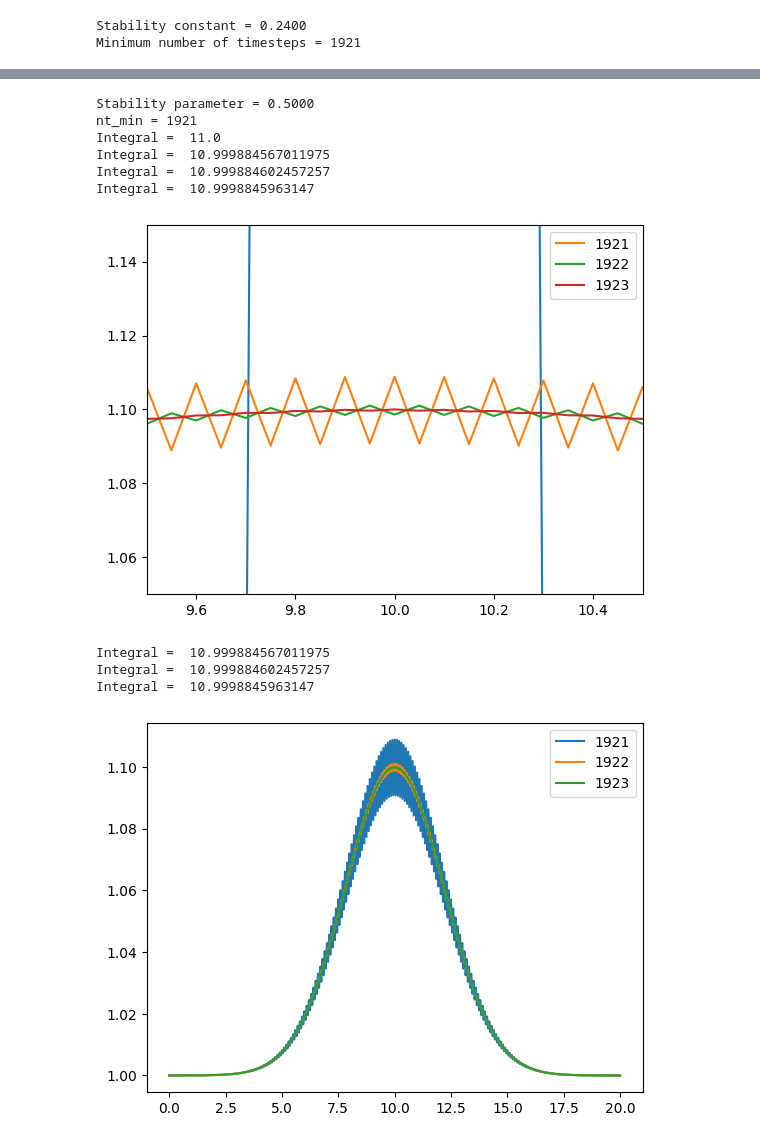
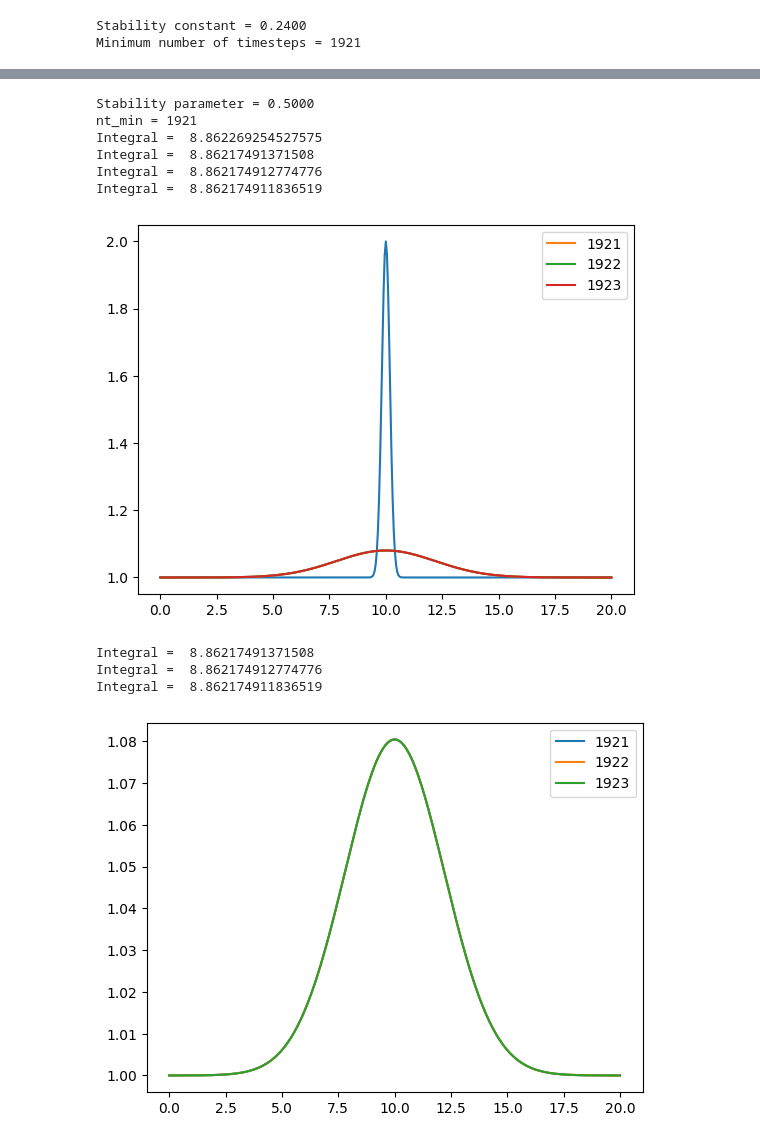
Before and after one commit to wutmeownow/phys441, a Jupyter notebook: JupyterNotebooks/Week14/Diffusion_1D.ipynb, the cells around one changed output, grey strips where cells are left out. Saved outputs shown, nothing was run; the diff lists cells and outputs as text; code cells hidden in the pictures.

```diff
--- a/JupyterNotebooks/Week14/Diffusion_1D.ipynb
+++ b/JupyterNotebooks/Week14/Diffusion_1D.ipynb
@@ -80,7 +80,7 @@ print ("Minimum number of timesteps = %0.0f" % nt_min)
 x = np.linspace(0,xrange,nx)
 
 # We might look at different approaches for modeling the "hot spot" at the center of the bar.
-pulseShapeChoice = 1
+pulseShapeChoice = 2
 # %% [output]
 Stability constant = 0.2400
 Minimum number of timesteps = 1921
@@ -100,4 +110,6 @@ else:
 # %%
+u = get_uinit()
+
 plt.plot(x, u)
 plt.ylim(0)
 print ("Integral = ",u.sum()-len(x))
@@ -122,73 +143,57 @@ Integral =  10.999883441670704
 # %%
 xrange = 20.0
 trange = 24.0
 nx = 401  # try changing this number from 41 to 81 and Run All ... what happens?
 dx = xrange / (nx-1)
 nt = 1921    #nt is the number of timesteps we want to calculate
 dt = trange/ (nt-1)  #dt is the amount of time each timestep covers (delta t)
 
 print ("Stability parameter = %0.4f " % (thermal*dt/dx**2))
 print ("nt_min = %0.0f" % (2*thermal*trange*(nx-1)**2/xrange**2+1))
 
-u = np.ones(nx)      #numpy function ones()
 x = np.linspace(0, xrange, nx)
-
-if (pulseShapeChoice == 1):
-  # Test Case 1: Square Pulse
-  u[int(9.75 / dx):int(10.25 / dx + 1)] = 2  #setting u = 2 between 0.5 and 1
-else:
-  # Test Case 2:  Gaussian Pulse
-  mu = 10.00
-  sigma = 0.25
-  for i in range(len(u)):
-    u[i]=u[i]+np.exp(-1.0*(x[i]-mu)**2/sigma**2)
+u = get_uinit()
 
 plt.plot(x, u)
 print ("Integral = ",u.sum()-len(x))
 
 for ntt in range(nt,nt+3):
   dt = trange/(ntt-1)
-  u = np.ones(nx)      #numpy function ones()
-  if (pulseShapeChoice == 1):
-    u[int(9.75 / dx):int(10.25 / dx + 1)] = 2  #setting u = 2 between 0.5 and 1
-  else:
-    for i in range(len(u)):
-      u[i]=u[i]+np.exp(-1.0*(x[i]-mu)**2/sigma**2)
+  u = get_uinit()
+
   for n in range(ntt):  #loop for values of n from 0 to nt, so it will run nt times
     un = u.copy() ##copy the existing values of u into un
     for i in range(1, nx-1): ## you can try commenting this line and...
-        u[i] = un[i] + viscosity * dt / dx**2 * (un[i+1] - 2.0*un[i] + un[i-1])
+        u[i] = un[i] + thermal * dt / dx**2 * (un[i+1] - 2.0*un[i] + un[i-1])
   plt.plot(x, u, label=str(ntt))
-  plt.ylim(1.05,1.15)
-  plt.xlim(9.5,10.5)
+  #plt.ylim(1.05,1.15)
+  #plt.xlim(9.5,10.5)
   plt.legend()
   print ("Integral = ",u.sum()-len(x))
 # %% [output]
 Stability parameter = 0.5000
 nt_min = 1921
-Integral =  11.0
-Integral =  10.999884567011975
-Integral =  10.999884602457257
-Integral =  10.9998845963147
+Integral =  8.862269254527575
+Integral =  8.86217491371508
+Integral =  8.862174912774776
+Integral =  8.862174911836519
-[figure, old version]
+[figure, new version]
 # %%
 for ntt in range(nt,nt+3):
   dt = trange/(ntt-1)
-  u = np.ones(nx)      #numpy function ones()
-  if (pulseShapeChoice == 1):
-    u[int(9.75 / dx):int(10.25 / dx + 1)] = 2  #setting u = 2 between 0.5 and 1
-  else:
-    for i in range(len(u)):
-      u[i]=u[i]+np.exp(-1.0*(x[i]-mu)**2/sigma**2)
+
+  u = get_uinit()
+
   for n in range(ntt):  #loop for values of n from 0 to nt, so it will run nt times
     un = u.copy() ##copy the existing values of u into un
     for i in range(1, nx-1): ## you can try commenting this line and...
         u[i] = un[i] + thermal * dt / dx**2 * (un[i+1] - 2.0*un[i] + un[i-1])
+
   plt.plot(x, u, label=str(ntt))
   plt.legend()
   print ("Integral = ",u.sum()-len(x))
 # %% [output]
-Integral =  10.999884567011975
-Integral =  10.999884602457257
-Integral =  10.9998845963147
+Integral =  8.86217491371508
+Integral =  8.862174912774776
+Integral =  8.862174911836519
-[figure, old version]
+[figure, new version]
```
Also changed, not shown: parts of 5 cells of this notebook.
